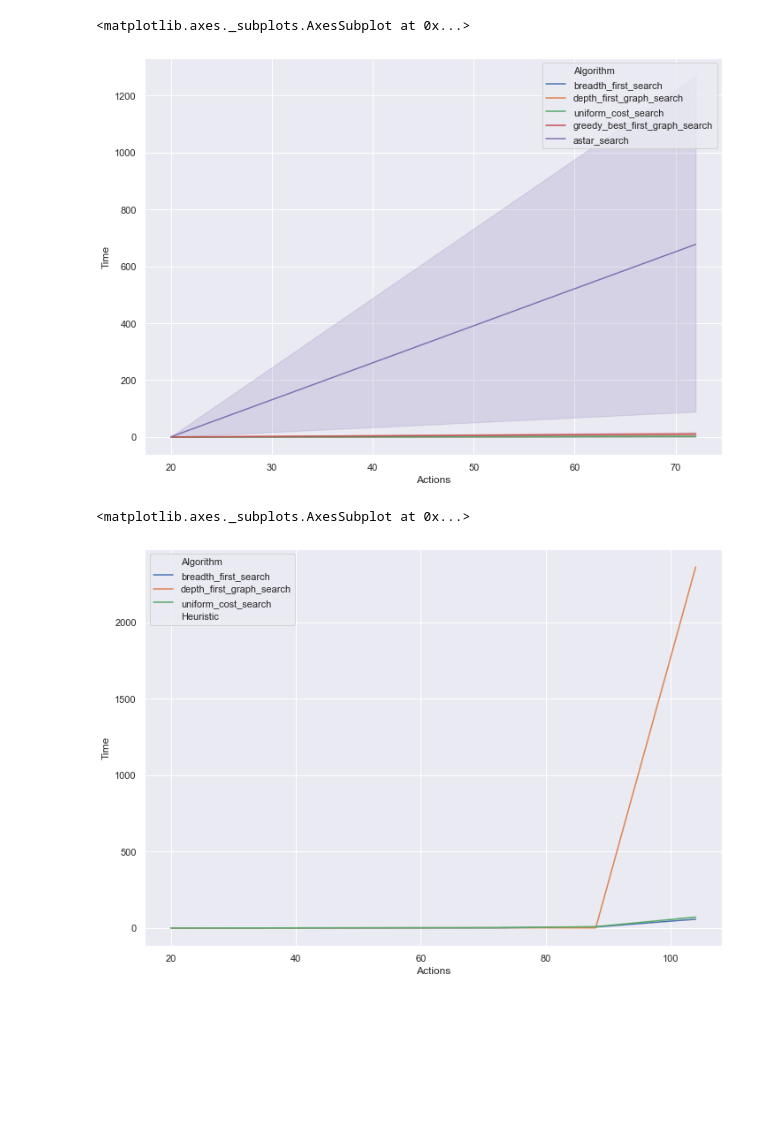
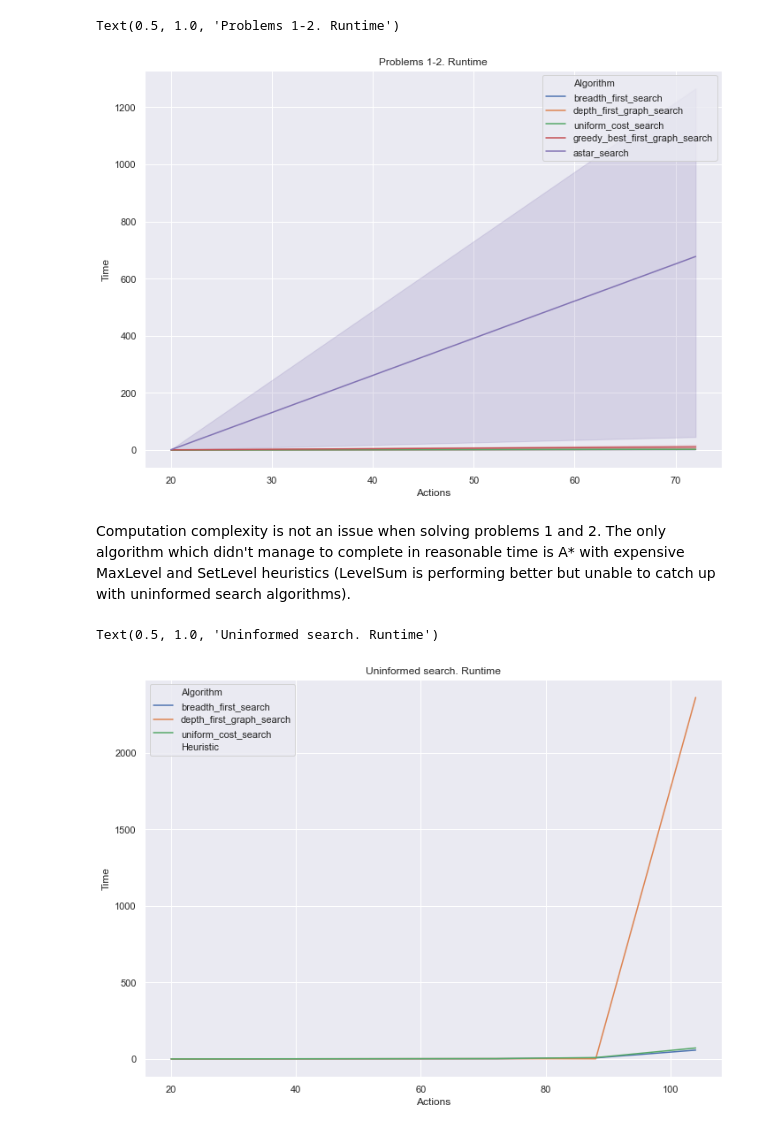
Before and after one commit to vamas/artificial-intelligence, a Jupyter notebook: Projects/2_Classical Planning/Reporting.ipynb, the cells around one changed output. Saved outputs shown, nothing was run; the diff lists cells and outputs as text; code cells hidden in the pictures; blank space fills up the shorter version.

```diff
--- a/Projects/2_Classical Planning/Reporting.ipynb
+++ b/Projects/2_Classical Planning/Reporting.ipynb
@@ -81,14 +88,16 @@ Exponential grows of state set is a problem for any search algorithms, except ab
 # %%
 sns.lineplot(x="Actions", y="Time",
              hue="Algorithm",
-             data=search_result_df[0:22])
+             data=search_result_df[0:22]).set_title("Problems 1-2. Runtime")
 # %% [output]
-<matplotlib.axes._subplots.AxesSubplot at 0x...>
+Text(0.5, 1.0, 'Problems 1-2. Runtime')
-[figure, old version]
+[figure, new version]
+# %% [markdown]
+Computation complexity is not an issue when solving problems 1 and 2. The only algorithm which didn't manage to complete in reasonable time is A* with expensive MaxLevel and SetLevel heuristics (LevelSum is performing better but unable to catch up with uninformed search algorithms).
 # %%
 sns.lineplot(x="Actions", y="Time",
              hue="Algorithm", style='Heuristic',
-             data=search_result_df[(search_result_df['Heuristic'] == '')])
+             data=search_result_df[(search_result_df['Heuristic'] == '')]).set_title("Uninformed search. Runtime")
 # %% [output]
-<matplotlib.axes._subplots.AxesSubplot at 0x...>
+Text(0.5, 1.0, 'Uninformed search. Runtime')
-[figure, old version]
+[figure, new version]
```
Also changed, not shown: parts of 24 cells of this notebook.
